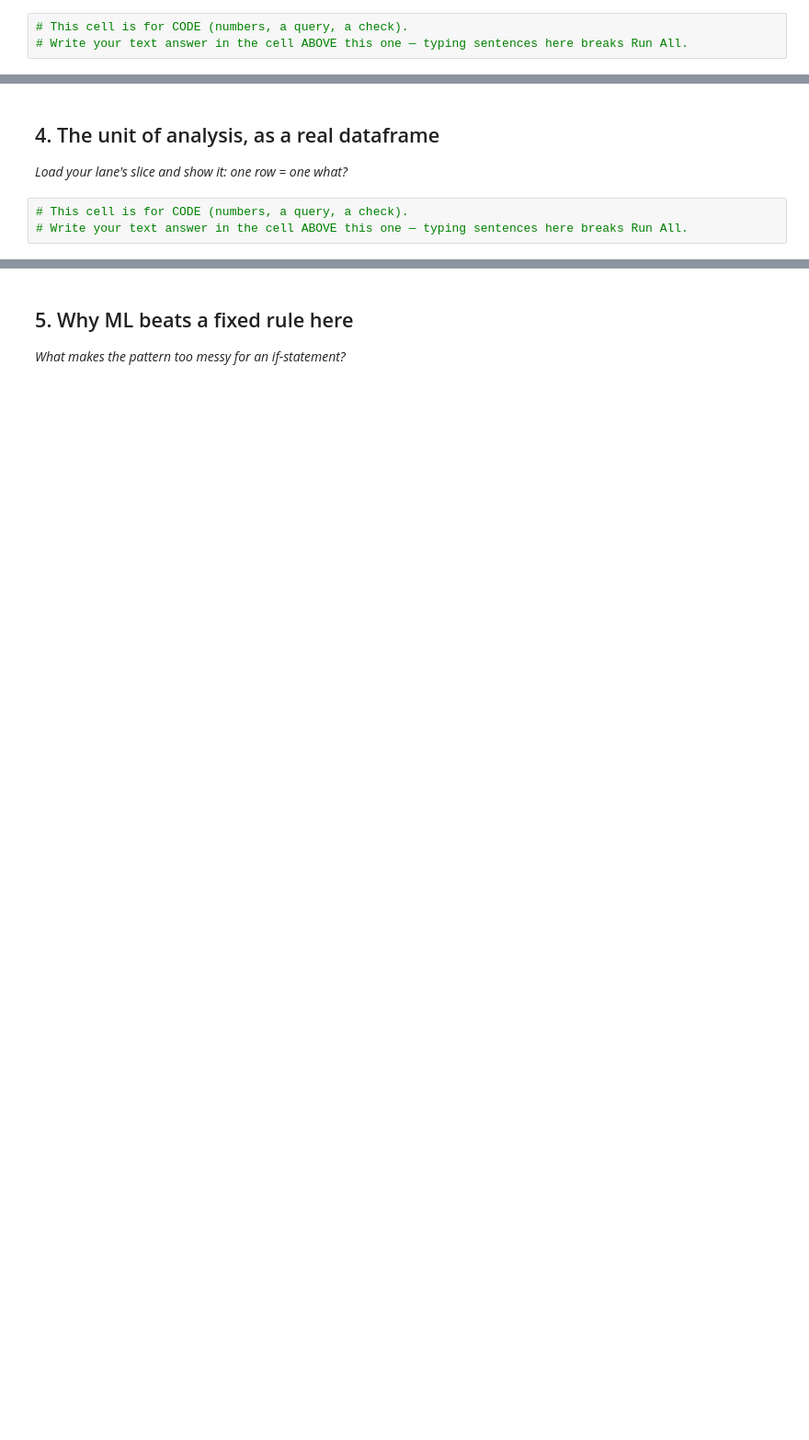
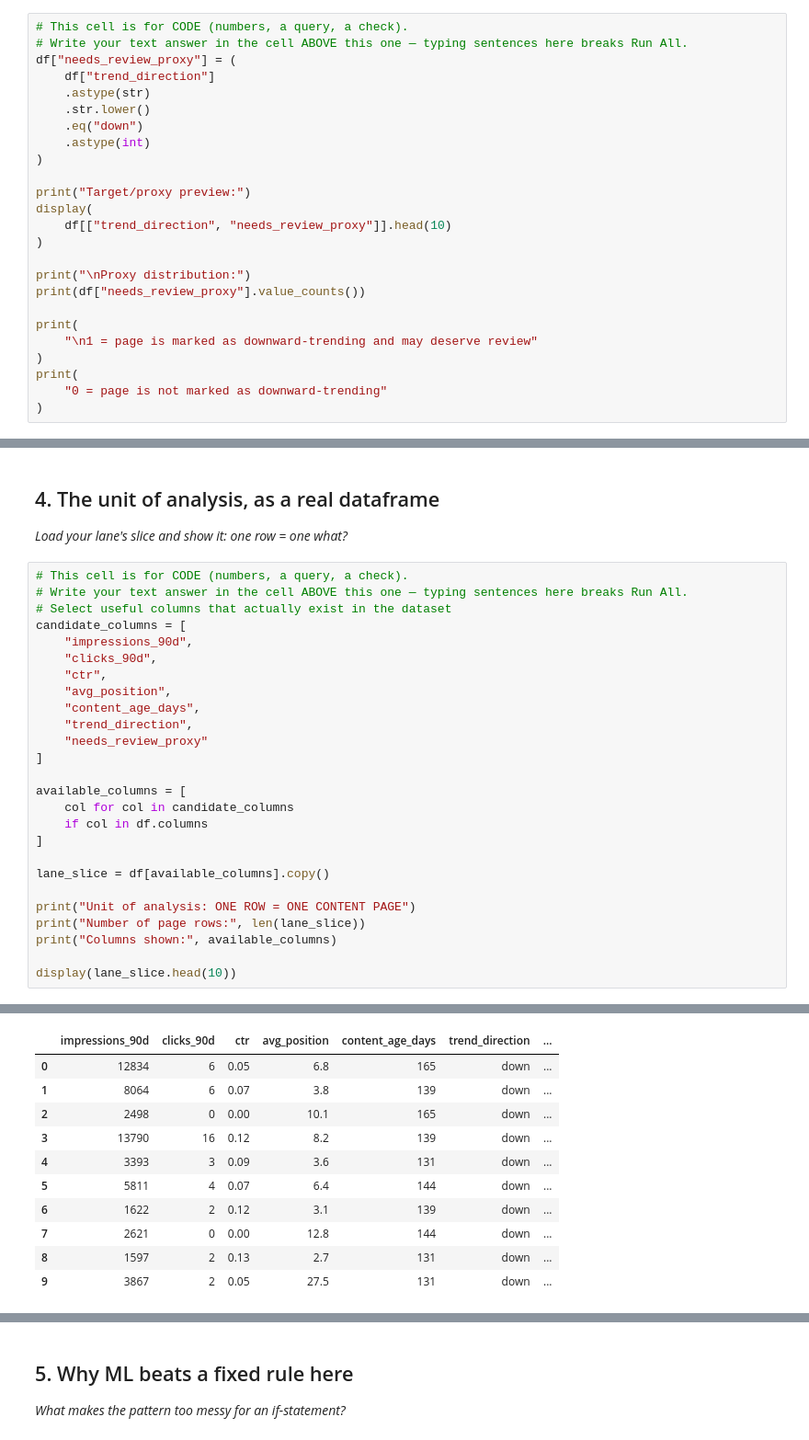
Before and after one commit to HassaanSaqib/FlyRankAI-Internship, a Jupyter notebook: work/notebooks/w02_ml_task_framing.ipynb, the cells around one changed output, grey strips where cells are left out. Shown at 92% size. Drawn from its saved outputs; the diff is of its cells as text; blank space fills up the shorter version.

```diff
--- a/work/notebooks/w02_ml_task_framing.ipynb
+++ b/work/notebooks/w02_ml_task_framing.ipynb
@@ -20,3 +85,25 @@ This skeleton is yours to fill. Work the sections **in order** — each one has
 # %%
 # This cell is for CODE (numbers, a query, a check).
 # Write your text answer in the cell ABOVE this one — typing sentences here breaks Run All.
+df["needs_review_proxy"] = (
+    df["trend_direction"]
+    .astype(str)
+    .str.lower()
+    .eq("down")
+    .astype(int)
+)
+
+print("Target/proxy preview:")
+display(
+    df[["trend_direction", "needs_review_proxy"]].head(10)
+)
+
+print("\nProxy distribution:")
+print(df["needs_review_proxy"].value_counts())
+
+print(
+    "\n1 = page is marked as downward-trending and may deserve review"
+)
+print(
+    "0 = page is not marked as downward-trending"
+)
@@ -34,3 +180,27 @@ This skeleton is yours to fill. Work the sections **in order** — each one has
 # %%
 # This cell is for CODE (numbers, a query, a check).
 # Write your text answer in the cell ABOVE this one — typing sentences here breaks Run All.
+# Select useful columns that actually exist in the dataset
+candidate_columns = [
+    "impressions_90d",
+    "clicks_90d",
+    "ctr",
+    "avg_position",
+    "content_age_days",
+    "trend_direction",
+    "needs_review_proxy"
+]
+
+available_columns = [
+    col for col in candidate_columns
+    if col in df.columns
+]
+
+lane_slice = df[available_columns].copy()
+
+print("Unit of analysis: ONE ROW = ONE CONTENT PAGE")
+print("Number of page rows:", len(lane_slice))
+print("Columns shown:", available_columns)
+
+display(lane_slice.head(10))
+# %% [output]
@@ -36,0 +210,11 @@ This skeleton is yours to fill. Work the sections **in order** — each one has
+|  | impressions_90d | clicks_90d | ctr | avg_position | content_age_days | trend_direction | ... |
+| 0 | 12834 | 6 | 0.05 | 6.8 | 165 | down | ... |
+| 1 | 8064 | 6 | 0.07 | 3.8 | 139 | down | ... |
+| 2 | 2498 | 0 | 0.00 | 10.1 | 165 | down | ... |
+| 3 | 13790 | 16 | 0.12 | 8.2 | 139 | down | ... |
+| 4 | 3393 | 3 | 0.09 | 3.6 | 131 | down | ... |
+| 5 | 5811 | 4 | 0.07 | 6.4 | 144 | down | ... |
+| 6 | 1622 | 2 | 0.12 | 3.1 | 139 | down | ... |
+| 7 | 2621 | 0 | 0.00 | 12.8 | 144 | down | ... |
+| 8 | 1597 | 2 | 0.13 | 2.7 | 131 | down | ... |
+| 9 | 3867 | 2 | 0.05 | 27.5 | 131 | down | ... |
```
Also changed, not shown: parts of 13 cells of this notebook.
